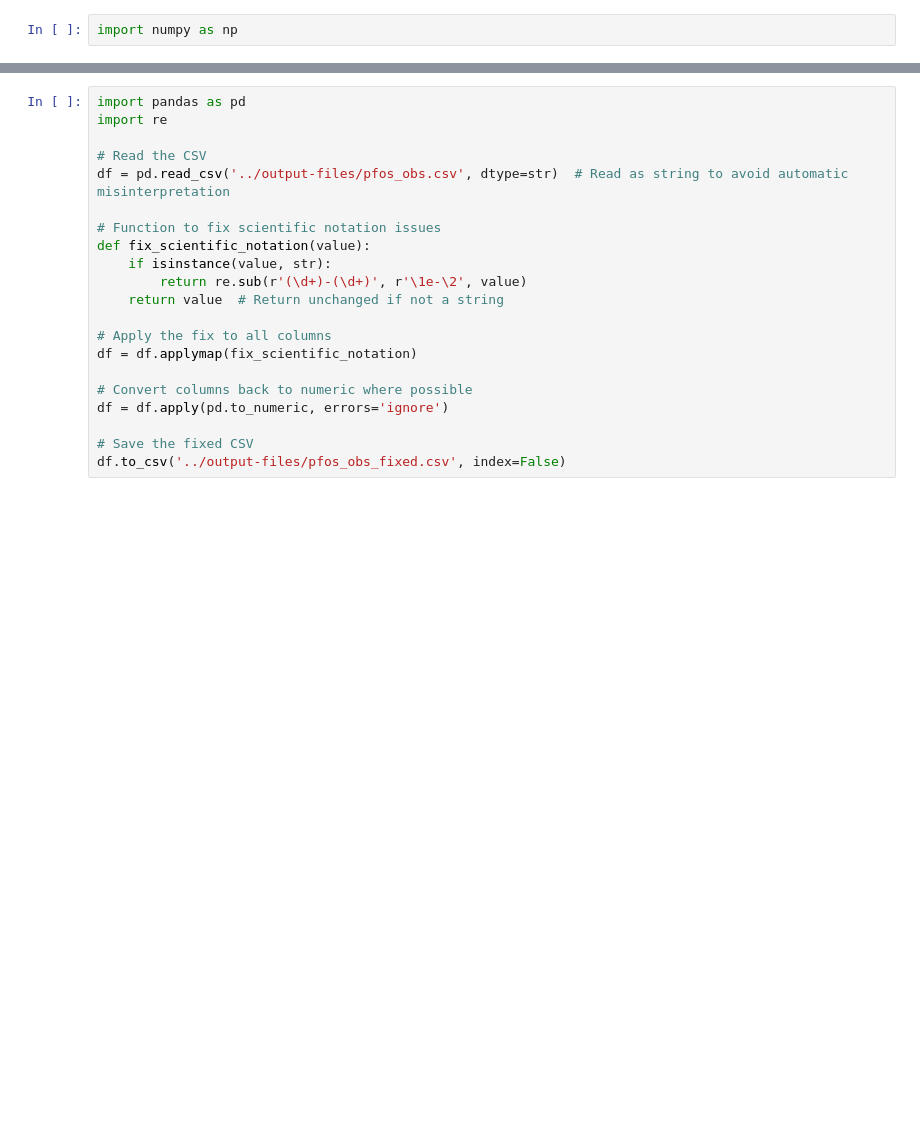
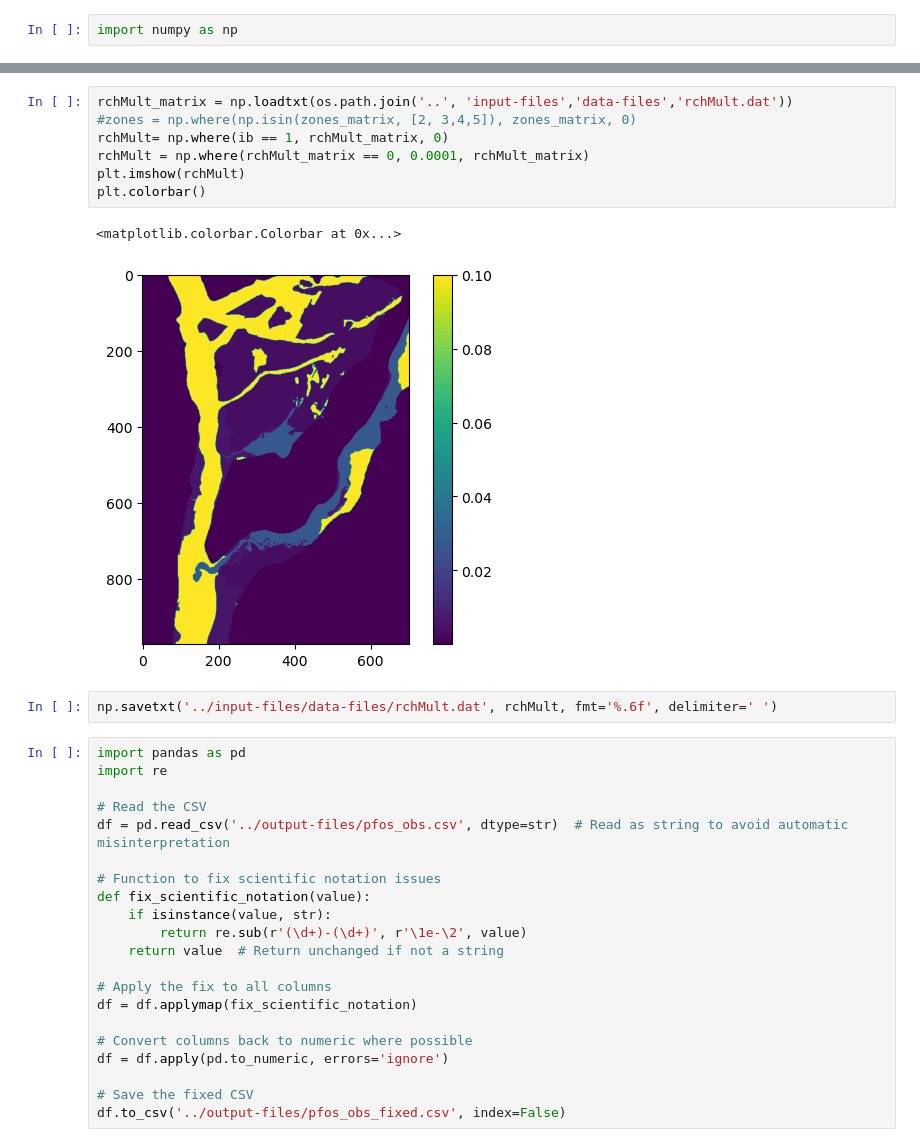
Before and after one commit to jackplogan33/peterson-modflow, a Jupyter notebook: notebooks/dat_files.ipynb, the cells around one changed output, grey strips where cells are left out. Saved outputs shown, nothing was run; the diff lists cells and outputs as text; blank space fills up the shorter version.

```diff
--- a/notebooks/dat_files.ipynb
+++ b/notebooks/dat_files.ipynb
@@ -3,3 +41,15 @@ import numpy as np
+# %%
+rchMult_matrix = np.loadtxt(os.path.join('..', 'input-files','data-files','rchMult.dat'))
+#zones = np.where(np.isin(zones_matrix, [2, 3,4,5]), zones_matrix, 0)
+rchMult= np.where(ib == 1, rchMult_matrix, 0)
+rchMult = np.where(rchMult_matrix == 0, 0.0001, rchMult_matrix)
+plt.imshow(rchMult)
+plt.colorbar()
+# %% [output]
+<matplotlib.colorbar.Colorbar at 0x...>
+[figure, added]
+# %%
+np.savetxt('../input-files/data-files/rchMult.dat', rchMult, fmt='%.6f', delimiter=' ')
 # %%
 import pandas as pd
 import re
```
Also changed, not shown: parts of 6 cells of this notebook, 3 other files.
